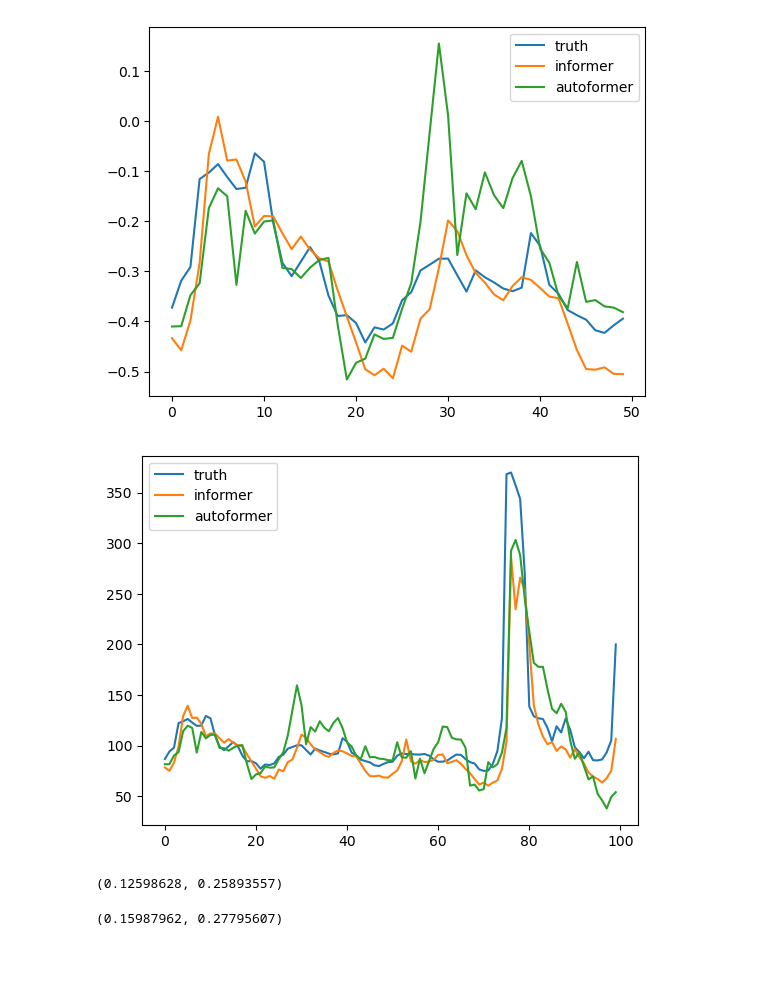
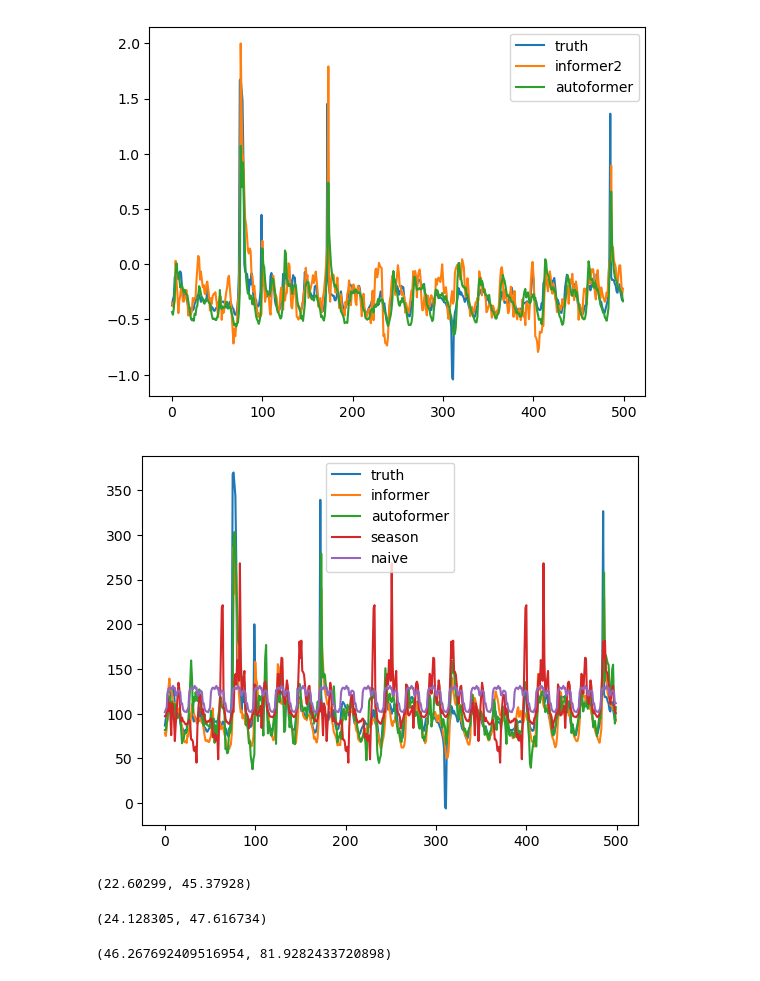
Before and after one commit to zkJames/ElectricPriceDataAnalysis, a Jupyter notebook: paper.ipynb, the cells around one changed output. Cells and saved outputs as stored; diff of their text form; code cells hidden in the pictures.

Commit message:
add multiSeason and naive

```diff
--- a/paper.ipynb
+++ b/paper.ipynb
@@ -21,24 +24,34 @@ class StandardScaler():
         return (data * self.std) + self.mean
 scaler = StandardScaler()
 # %%
+figure_length = 500
 plt.figure()
-plt.plot(trues_informer[0:50,0,-1], label='truth')
-plt.plot(preds_informer[0:50,0,-1], label='informer')
-plt.plot(preds_autoformer[0:50,0,-1], label='autoformer')
+plt.plot(trues_informer[0:figure_length,0,-1], label='truth')
+plt.plot(preds_informer2[0:figure_length,0,-1], label='informer2')
+plt.plot(preds_informer[0:figure_length,0,-1], label='autoformer')
 plt.legend()
 plt.show()
 # %% [output]
-[figure, old version]
+[figure, new version]
+# %%
+mulSeason = pd.read_csv("seasonOutput\pred.csv")
+mulSeason = mulSeason[['MSTL']].to_numpy()
+naive = pd.read_csv("naiveOutput\pred.csv")
+naive = simple[['SeasonalNaive']].to_numpy()
 # %%
 scaler = StandardScaler()
+figure_length = 500
 plt.figure()
-plt.plot(scaler.inverse_transform(trues_informer[0:100,0,-1]), label='truth')
-plt.plot(scaler.inverse_transform(preds_informer[0:100,0,-1]), label='informer')
-plt.plot(scaler.inverse_transform(preds_autoformer[0:100,0,-1]), label='autoformer')
+plt.plot(scaler.inverse_transform(trues_informer[0:figure_length,0,-1]), label='truth')
+plt.plot(scaler.inverse_transform(preds_informer[0:figure_length,0,-1]), label='informer')
+plt.plot(scaler.inverse_transform(preds_autoformer[0:figure_length,0,-1]), label='autoformer')
+plt.plot(mulSeason[0:figure_length], label='season')
+plt.plot(naive[0:figure_length], label='naive')
+
 plt.legend()
 plt.show()
 # %% [output]
-[figure, old version]
+[figure, new version]
 # %%
 import numpy as np
 def RSE(pred, true):
@@ -64,8 +79,12 @@ def metric(pred, true):
 # %%
-metric(trues_informer[0:100,0,-1], preds_informer[0:100,0,-1])
+metric(scaler.inverse_transform(trues_informer[0:length,0,-1]), scaler.inverse_transform(preds_autoformer[0:length,0,-1]))
 # %% [output]
-(0.12598628, 0.25893557)
+(22.60299, 45.37928)
 # %%
-metric(trues_informer[0:100,0,-1], preds_autoformer[0:100,0,-1])
+metric(scaler.inverse_transform(trues_informer[0:length,0,-1]), scaler.inverse_transform(preds_informer2[0:length,0,-1]))
 # %% [output]
-(0.15987962, 0.27795607)
+(24.128305, 47.616734)
+# %%
+metric(scaler.inverse_transform(trues_informer[0:length,0,-1]), mulSeason[0:length])
+# %% [output]
+(46.267692409516954, 81.9282433720898)
```
Also changed, not shown: parts of 4 cells of this notebook, 6 other files.
